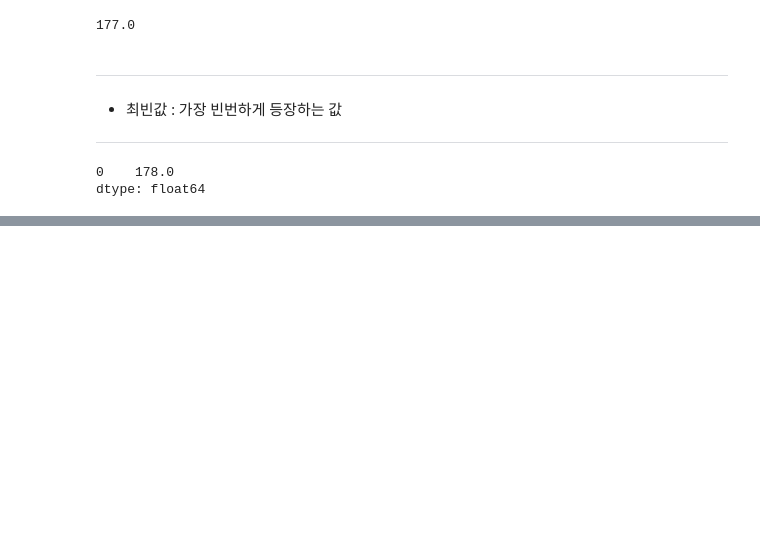
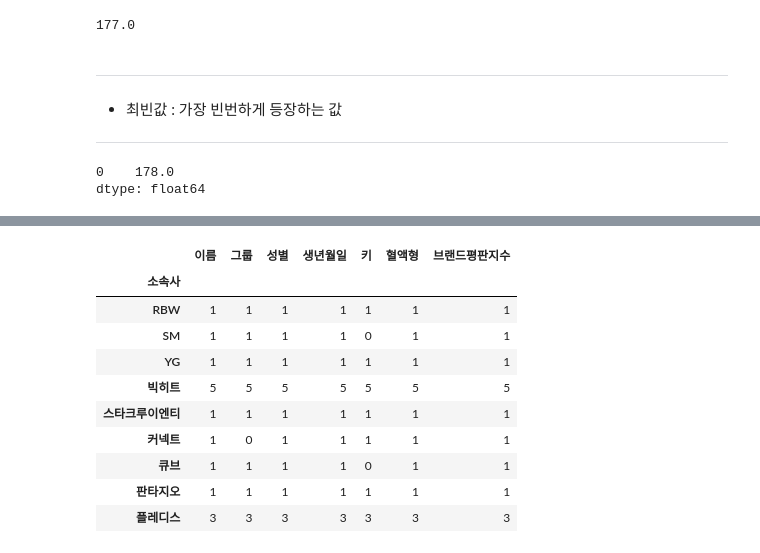
Before and after one commit to mazdah/colab_practice, a Jupyter notebook: 패스트캠퍼스_직장인을_위한_파이썬_데이터분석2.ipynb, the cells around one changed output, grey strips where cells are left out. Drawn from its saved outputs; the diff is of its cells as text; code cells hidden in the pictures; blank space fills up the shorter version.

```diff
--- a/패스트캠퍼스_직장인을_위한_파이썬_데이터분석2.ipynb
+++ b/패스트캠퍼스_직장인을_위한_파이썬_데이터분석2.ipynb
@@ -118,0 +166,14 @@ dtype: float64
+# %%
+df.groupby("소속사").count()
+# %% [output]
+|  | 이름 | 그룹 | 성별 | 생년월일 | 키 | 혈액형 | 브랜드평판지수 |
+| 소속사 |  |  |  |  |  |  |  |
+| RBW | 1 | 1 | 1 | 1 | 1 | 1 | 1 |
+| SM | 1 | 1 | 1 | 1 | 0 | 1 | 1 |
+| YG | 1 | 1 | 1 | 1 | 1 | 1 | 1 |
+| 빅히트 | 5 | 5 | 5 | 5 | 5 | 5 | 5 |
+| 스타크루이엔티 | 1 | 1 | 1 | 1 | 1 | 1 | 1 |
+| 커넥트 | 1 | 0 | 1 | 1 | 1 | 1 | 1 |
+| 큐브 | 1 | 1 | 1 | 1 | 0 | 1 | 1 |
+| 판타지오 | 1 | 1 | 1 | 1 | 1 | 1 | 1 |
+| 플레디스 | 3 | 3 | 3 | 3 | 3 | 3 | 3 |
```
Also changed, not shown: parts of 18 cells of this notebook.
